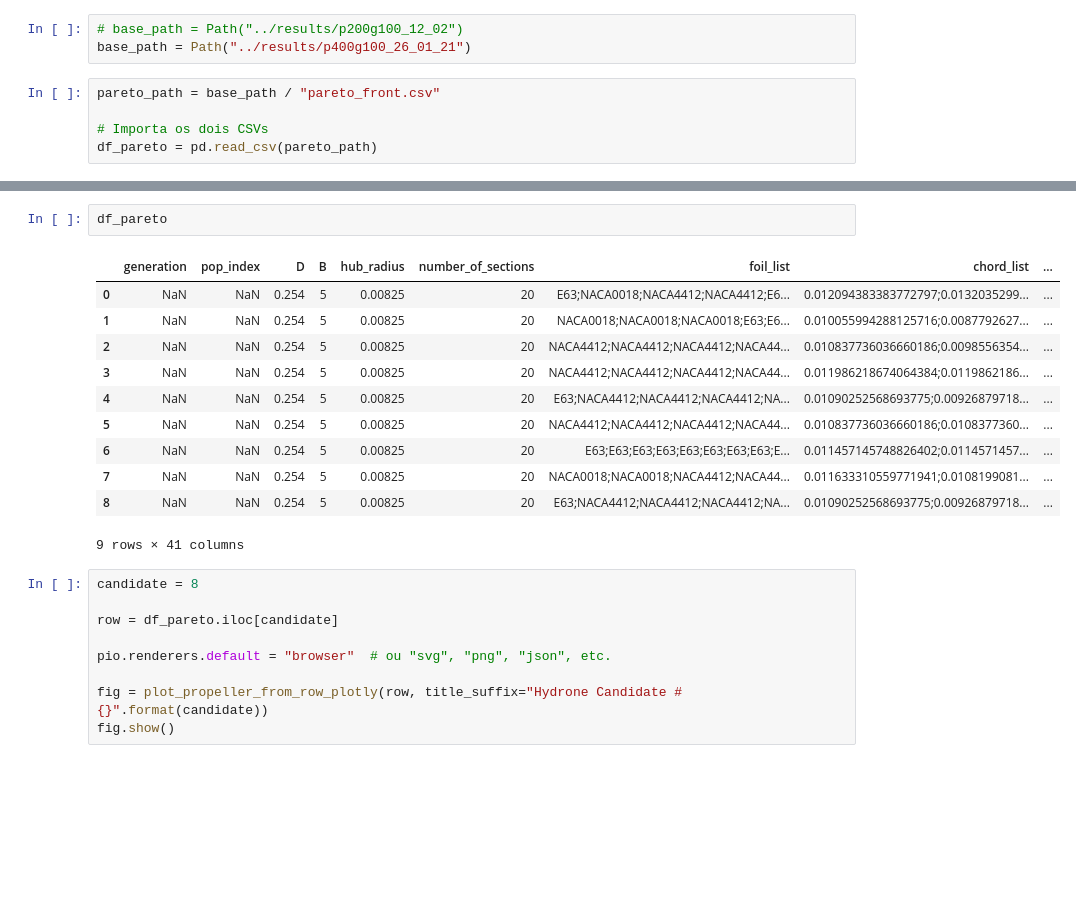
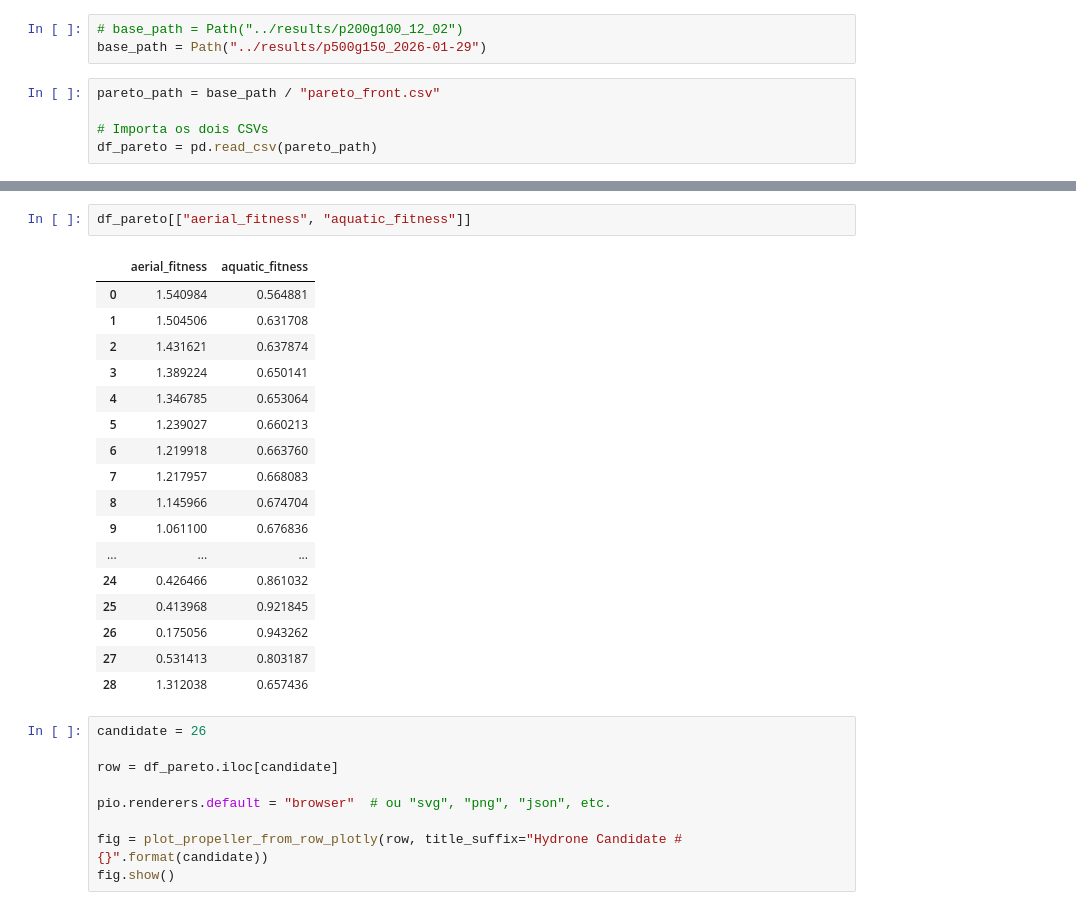
Before and after one commit to JoeVogel/hydrone-multi-objective-optimization, a Jupyter notebook: analysis/plots/plot_propeller.ipynb, the cells around one changed output, grey strips where cells are left out. Saved outputs shown, nothing was run; the diff lists cells and outputs as text; blank space fills up the shorter version.

```diff
--- a/analysis/plots/plot_propeller.ipynb
+++ b/analysis/plots/plot_propeller.ipynb
@@ -6,7 +6,7 @@ import plotly.io as pio
 from utils import plot_propeller_from_row_plotly, plot_propeller_from_row
 # %%
 # base_path = Path("../results/p200g100_12_02")
-base_path = Path("../results/p400g100_26_01_21")
+base_path = Path("../results/p500g150_2026-01-29")
 # %%
 pareto_path = base_path / "pareto_front.csv"
 
@@ -15,19 +36,25 @@ df_pareto = pd.read_csv(pareto_path)
 # %%
-df_pareto
+df_pareto[["aerial_fitness", "aquatic_fitness"]]
 # %% [output]
-|  | generation | pop_index | D | B | hub_radius | number_of_sections | foil_list | chord_list | ... |
-| 0 | NaN | NaN | 0.254 | 5 | 0.00825 | 20 | E63;NACA0018;NACA4412;NACA4412;E6... | 0.012094383383772797;0.0132035299... | ... |
-| 1 | NaN | NaN | 0.254 | 5 | 0.00825 | 20 | NACA0018;NACA0018;NACA0018;E63;E6... | 0.010055994288125716;0.0087792627... | ... |
-| 2 | NaN | NaN | 0.254 | 5 | 0.00825 | 20 | NACA4412;NACA4412;NACA4412;NACA44... | 0.010837736036660186;0.0098556354... | ... |
-| 3 | NaN | NaN | 0.254 | 5 | 0.00825 | 20 | NACA4412;NACA4412;NACA4412;NACA44... | 0.011986218674064384;0.0119862186... | ... |
-| 4 | NaN | NaN | 0.254 | 5 | 0.00825 | 20 | E63;NACA4412;NACA4412;NACA4412;NA... | 0.01090252568693775;0.00926879718... | ... |
-| 5 | NaN | NaN | 0.254 | 5 | 0.00825 | 20 | NACA4412;NACA4412;NACA4412;NACA44... | 0.010837736036660186;0.0108377360... | ... |
-| 6 | NaN | NaN | 0.254 | 5 | 0.00825 | 20 | E63;E63;E63;E63;E63;E63;E63;E63;E... | 0.011457145748826402;0.0114571457... | ... |
-| 7 | NaN | NaN | 0.254 | 5 | 0.00825 | 20 | NACA0018;NACA0018;NACA4412;NACA44... | 0.011633310559771941;0.0108199081... | ... |
-| 8 | NaN | NaN | 0.254 | 5 | 0.00825 | 20 | E63;NACA4412;NACA4412;NACA4412;NA... | 0.01090252568693775;0.00926879718... | ... |
+|  | aerial_fitness | aquatic_fitness |
+| 0 | 1.540984 | 0.564881 |
+| 1 | 1.504506 | 0.631708 |
+| 2 | 1.431621 | 0.637874 |
+| 3 | 1.389224 | 0.650141 |
+| 4 | 1.346785 | 0.653064 |
+| 5 | 1.239027 | 0.660213 |
+| 6 | 1.219918 | 0.663760 |
+| 7 | 1.217957 | 0.668083 |
+| 8 | 1.145966 | 0.674704 |
+| 9 | 1.061100 | 0.676836 |
+| ... | ... | ... |
+| 24 | 0.426466 | 0.861032 |
+| 25 | 0.413968 | 0.921845 |
+| 26 | 0.175056 | 0.943262 |
+| 27 | 0.531413 | 0.803187 |
+| 28 | 1.312038 | 0.657436 |
-9 rows × 41 columns
 # %%
-candidate = 8
+candidate = 26
 
 row = df_pareto.iloc[candidate]
 
```
Also changed, not shown: parts of 2 cells of this notebook, 13 other files.
